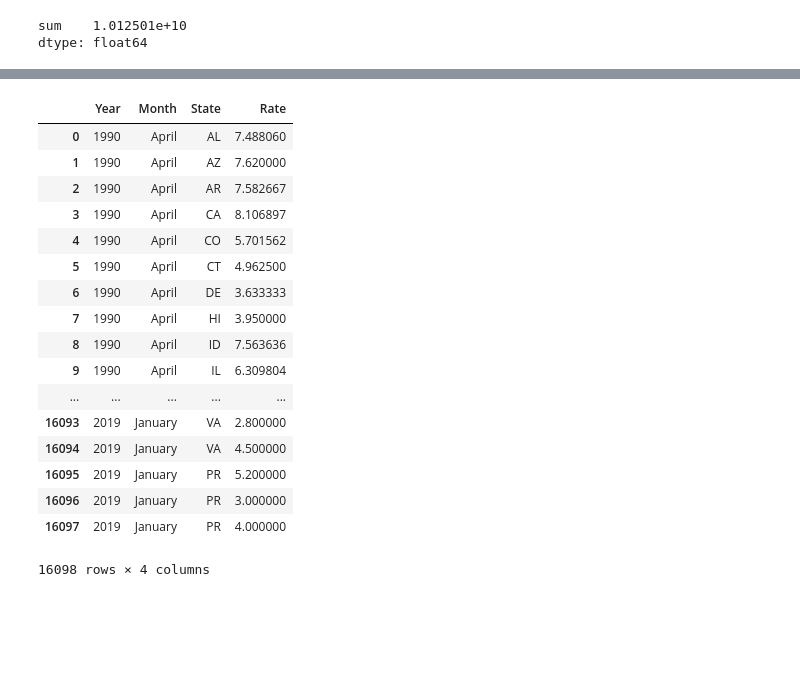
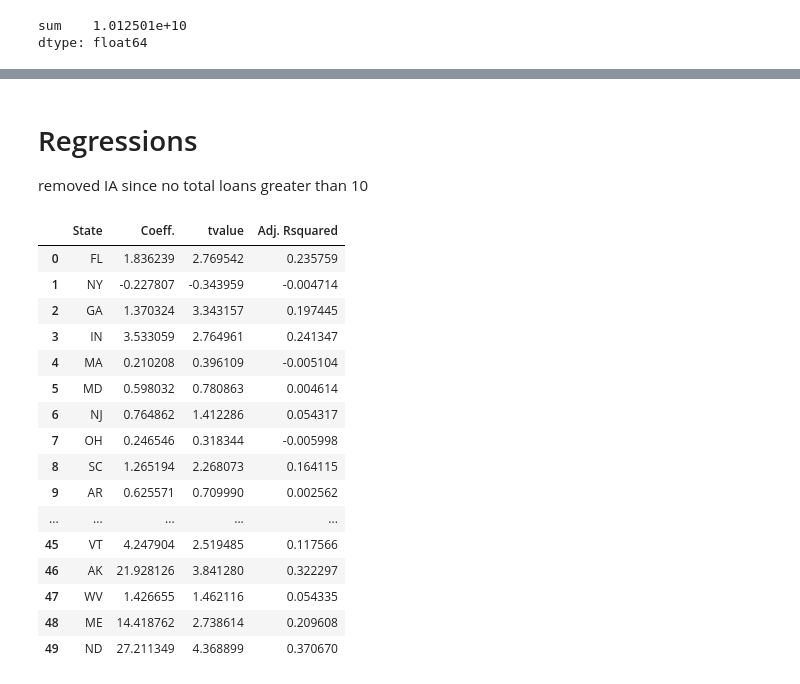
Before and after one commit to 180492sunney/risk_project, a Jupyter notebook: Risk_Project.ipynb, the cells around one changed output, grey strips where cells are left out. Drawn from its saved outputs; the diff is of its cells as text; code cells hidden in the pictures; blank space fills up the shorter version.

Commit message:
fixed monthly default rate and added regression results

```diff
--- a/Risk_Project.ipynb
+++ b/Risk_Project.ipynb
@@ -229,23 +209,17 @@ def calculate_monthly_default_rates(loan_data):
         try:
             defaulted = status_df.loc['Default',:]['id']
             for idx,row in total_loans_each_state.iterrows():
-                if idx not in chg_off.index:
+                if idx not in defaulted.index:
                     defaulted.loc[idx,'count'] = 0
         except:
             defaulted = pd.DataFrame(zip(*[[0]*total_loans_each_state.shape[0],list(total_loans_each_state.index)]),columns=['count','addr_state'])
             defaulted.set_index('addr_state',inplace=True,drop=True)
         final_default = []
-        for index,row in chg_off.iterrows():
-            if index in defaulted.index & chg_off_credit_policy.index:
-                final_default.append(row[0]+defaulted.loc[index,'count'] + chg_off_credit_policy.loc[index,'count'])
-            elif index in defaulted.index:
-                final_default.append(row[0]+defaulted.loc[index,'count'])
-            elif index in chg_off_credit_policy.index:
-                final_default.append(row[0]+chg_off_credit_policy.loc[index,'count'])
-            else:
-                final_default.append(row[0])
-
-        final_default = pd.DataFrame(zip(*[final_default,list(total_loans_each_state.index)]),columns=['count','state'])
+        for index,row1 in chg_off.iterrows():
+            final_default.append(row1[0]+defaulted.loc[index,'count'] + chg_off_credit_policy.loc[index,'count'])
+        final_default = pd.DataFrame(zip(*[final_default,list(chg_off.index)]),columns=['count','state'])
+        final_default.sort_values('state',inplace=True)
+        total_loans_each_state.sort_index(inplace=True)
         final_default_rate = np.array(final_default['count'])/np.array(total_loans_each_state['count'])
         final_df.extend(np.c_[list(final_default['state']),[d1]*final_default['state'].shape[0],list(final_default_rate),list(final_default['count']),list(total_loans_each_state['count'])])
     return pd.DataFrame(final_df,columns=['state','time','default_rate','defaults','total_loans'])
@@ -304,29 +261,46 @@ dtype: float64
+# %% [markdown]
+# Regressions
+
+removed IA since no total loans greater than 10
 # %%
 states = final_df['state'].unique()
+regression_results = []
+failed =[]
 for st in states:
+    if st in ['IA']:
+        continue
     df1 = final_df[final_df['state']==st]
     df1 = df1[df1['total_loans']>10]
     df1['unemp_rate'] = [0]*df1.shape[0]
     for i in range(0,df1.shape[0]):
-        df1.iloc[i,-1] = unemp_data[(unemp_data['Year']==df1.iloc[i,1].year) &(unemp_data['Month']==df1.iloc[i,1].month)]
+        try:
+            df1.iloc[i,-1] = 0.01*unemp_data[(unemp_data['Year']==df1.iloc[i,1].year) &(unemp_data['Month_num']==df1.iloc[i,1].month)&(unemp_data['State']==df1.iloc[i,0])].iloc[0,-1]
+        except:
+            df1.iloc[i,-1] = df1.iloc[i-1,-1]
+    X = df1['unemp_rate']
+    Y = df1['default_rate']
+    X = sm.add_constant(X)
+    res = sm.OLS(Y,X).fit(cov_type='HAC',cov_kwds={'maxlags':4})# using newey west erros since there seems to be some correlation in errors
+    regression_results.append([st,res.params[1],res.tvalues[1],res.rsquared_adj])
-# %%
-unemp_data
-# %% [output]
-|  | Year | Month | State | Rate |
-| 0 | 1990 | April | AL | 7.488060 |
-| 1 | 1990 | April | AZ | 7.620000 |
-| 2 | 1990 | April | AR | 7.582667 |
-| 3 | 1990 | April | CA | 8.106897 |
-| 4 | 1990 | April | CO | 5.701562 |
-| 5 | 1990 | April | CT | 4.962500 |
-| 6 | 1990 | April | DE | 3.633333 |
-| 7 | 1990 | April | HI | 3.950000 |
-| 8 | 1990 | April | ID | 7.563636 |
-| 9 | 1990 | April | IL | 6.309804 |
-| ... | ... | ... | ... | ... |
-| 16093 | 2019 | January | VA | 2.800000 |
-| 16094 | 2019 | January | VA | 4.500000 |
-| 16095 | 2019 | January | PR | 5.200000 |
-| 16096 | 2019 | January | PR | 3.000000 |
-| 16097 | 2019 | January | PR | 4.000000 |
-16098 rows × 4 columns
+# %%
+reg_results = pd.DataFrame(regression_results,columns=['State','Coeff.','tvalue','Adj. Rsquared'])
+# %%
+reg_results
+# %% [output]
+|  | State | Coeff. | tvalue | Adj. Rsquared |
+| 0 | FL | 1.836239 | 2.769542 | 0.235759 |
+| 1 | NY | -0.227807 | -0.343959 | -0.004714 |
+| 2 | GA | 1.370324 | 3.343157 | 0.197445 |
+| 3 | IN | 3.533059 | 2.764961 | 0.241347 |
+| 4 | MA | 0.210208 | 0.396109 | -0.005104 |
+| 5 | MD | 0.598032 | 0.780863 | 0.004614 |
+| 6 | NJ | 0.764862 | 1.412286 | 0.054317 |
+| 7 | OH | 0.246546 | 0.318344 | -0.005998 |
+| 8 | SC | 1.265194 | 2.268073 | 0.164115 |
+| 9 | AR | 0.625571 | 0.709990 | 0.002562 |
+| ... | ... | ... | ... | ... |
+| 45 | VT | 4.247904 | 2.519485 | 0.117566 |
+| 46 | AK | 21.928126 | 3.841280 | 0.322297 |
+| 47 | WV | 1.426655 | 1.462116 | 0.054335 |
+| 48 | ME | 14.418762 | 2.738614 | 0.209608 |
+| 49 | ND | 27.211349 | 4.368899 | 0.370670 |
```
Also changed, not shown: parts of 15 cells of this notebook.
